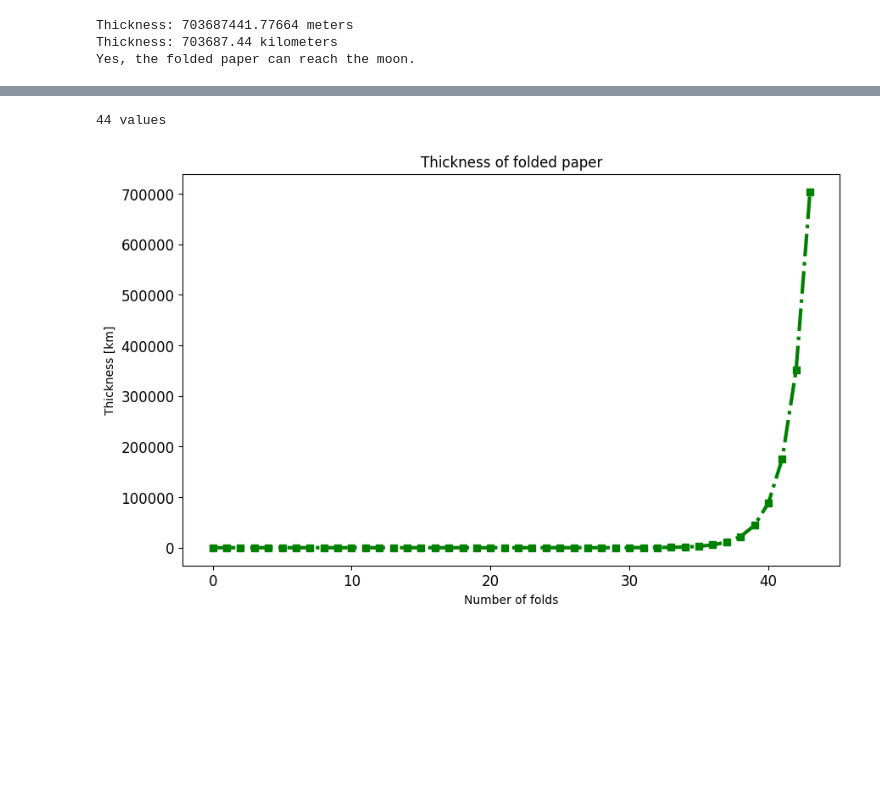
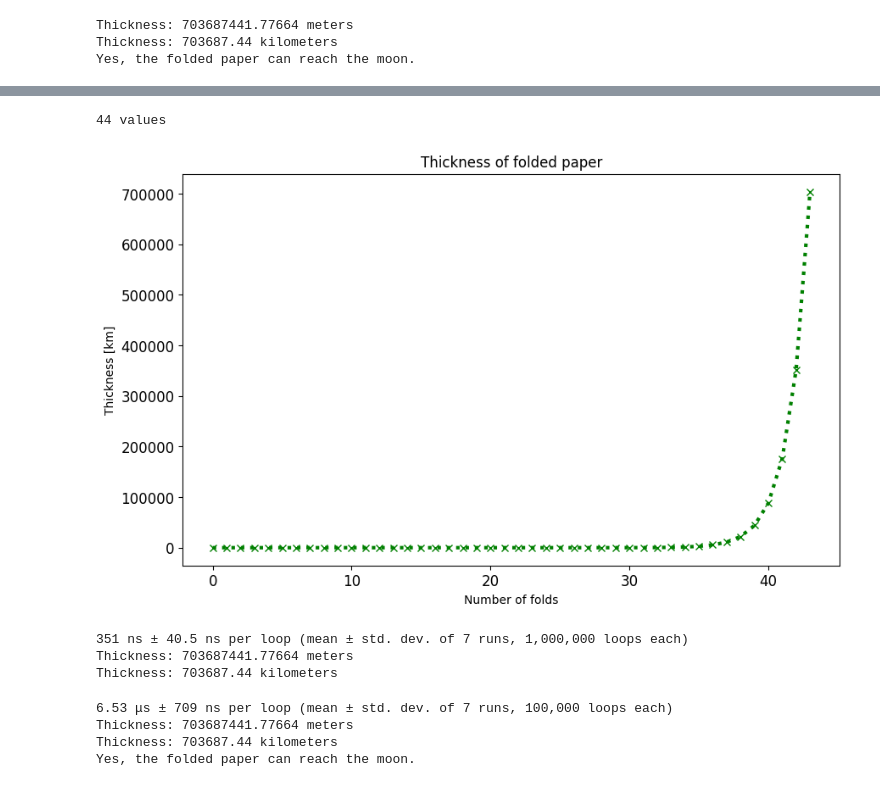
Before and after one commit to Remonah-3/Folded_Paper_Problem, a Jupyter notebook: Folded_Paper_Problem.ipynb, the cells around one changed output, grey strips where cells are left out. Drawn from its saved outputs; the diff is of its cells as text; code cells hidden in the pictures; blank space fills up the shorter version.

```diff
--- a/Folded_Paper_Problem.ipynb
+++ b/Folded_Paper_Problem.ipynb
@@ -72,27 +72,68 @@ time : 0.0015304088592529297[s]
 # %%
 import matplotlib.pyplot as plt
 
 THICKNESS = 0.00008/1000
 
 thickness_list_km = []
 
 thickness_list_km.append(THICKNESS)
 
 for i in range(43):
     THICKNESS *= 2
     thickness_list_km.append(THICKNESS)
 
 print(len(thickness_list_km), "values")
 
 plt.figure(figsize = (10,6))
 plt.title("Thickness of folded paper")
 plt.xlabel("Number of folds")
 plt.ylabel("Thickness [km]")
 plt.tick_params(labelsize=12)
 
-plt.plot(range(len(thickness_list_km)), thickness_list_km, color="green", linestyle="-.", linewidth=3, marker="s")
+plt.plot(range(len(thickness_list_km)), thickness_list_km, color="green", linestyle=":", linewidth=3, marker="x")
 
 plt.show()
 # %% [output]
 44 values
-[figure, old version]
+[figure, new version]
+# %%
+def calc_thickness():
+    THICKNESS = 0.00008
+    folded_thickness = THICKNESS * (2**43)
+    return folded_thickness
+
+%timeit calc_thickness()
+
+answer = calc_thickness()
+print("Thickness: {} meters".format(answer))
+print("Thickness: {:.2f} kilometers".format(answer / 1000))
+# %% [output]
+351 ns ± 40.5 ns per loop (mean ± std. dev. of 7 runs, 1,000,000 loops each)
+Thickness: 703687441.77664 meters
+Thickness: 703687.44 kilometers
+# %%
+def folded_paper_to_moon():
+    THICKNESS = 0.00008
+    DISTANCE_TO_MOON_KM = 384400
+
+    folded_thickness = THICKNESS
+    for _ in range(43):
+        folded_thickness *= 2
+
+    return folded_thickness
+
+%timeit folded_paper_to_moon()
+
+result = folded_paper_to_moon()
+print("Thickness: {} meters".format(result))
+print("Thickness: {:.2f} kilometers".format(result / 1000))
+
+if (result / 1000) >= 384400:
+    print("Yes, the folded paper can reach the moon.")
+else:
+    print("No, the folded paper cannot reach the moon.")
+# %% [output]
+6.53 μs ± 709 ns per loop (mean ± std. dev. of 7 runs, 100,000 loops each)
+Thickness: 703687441.77664 meters
+Thickness: 703687.44 kilometers
+Yes, the folded paper can reach the moon.
```
Also changed, not shown: parts of 2 cells of this notebook.
